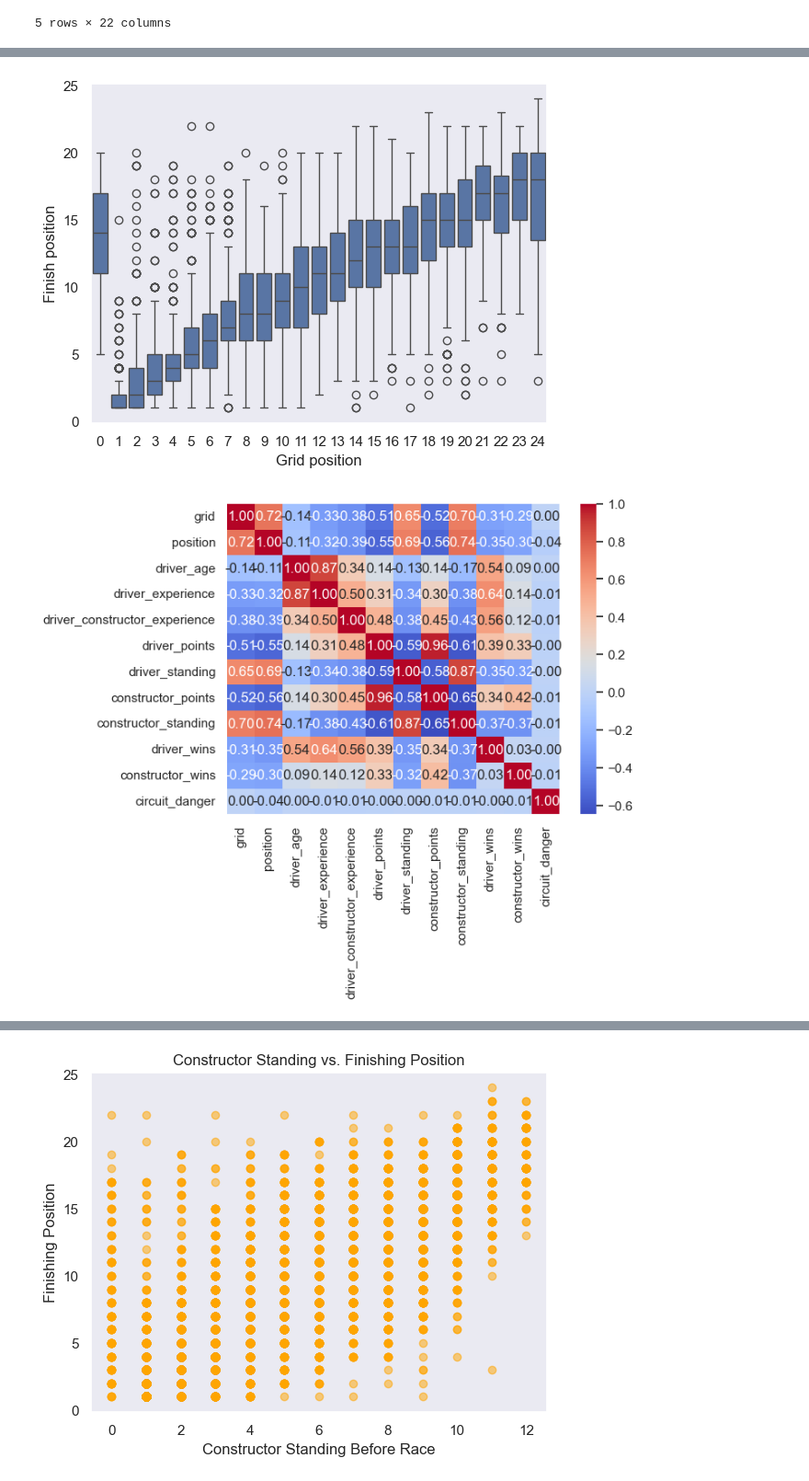
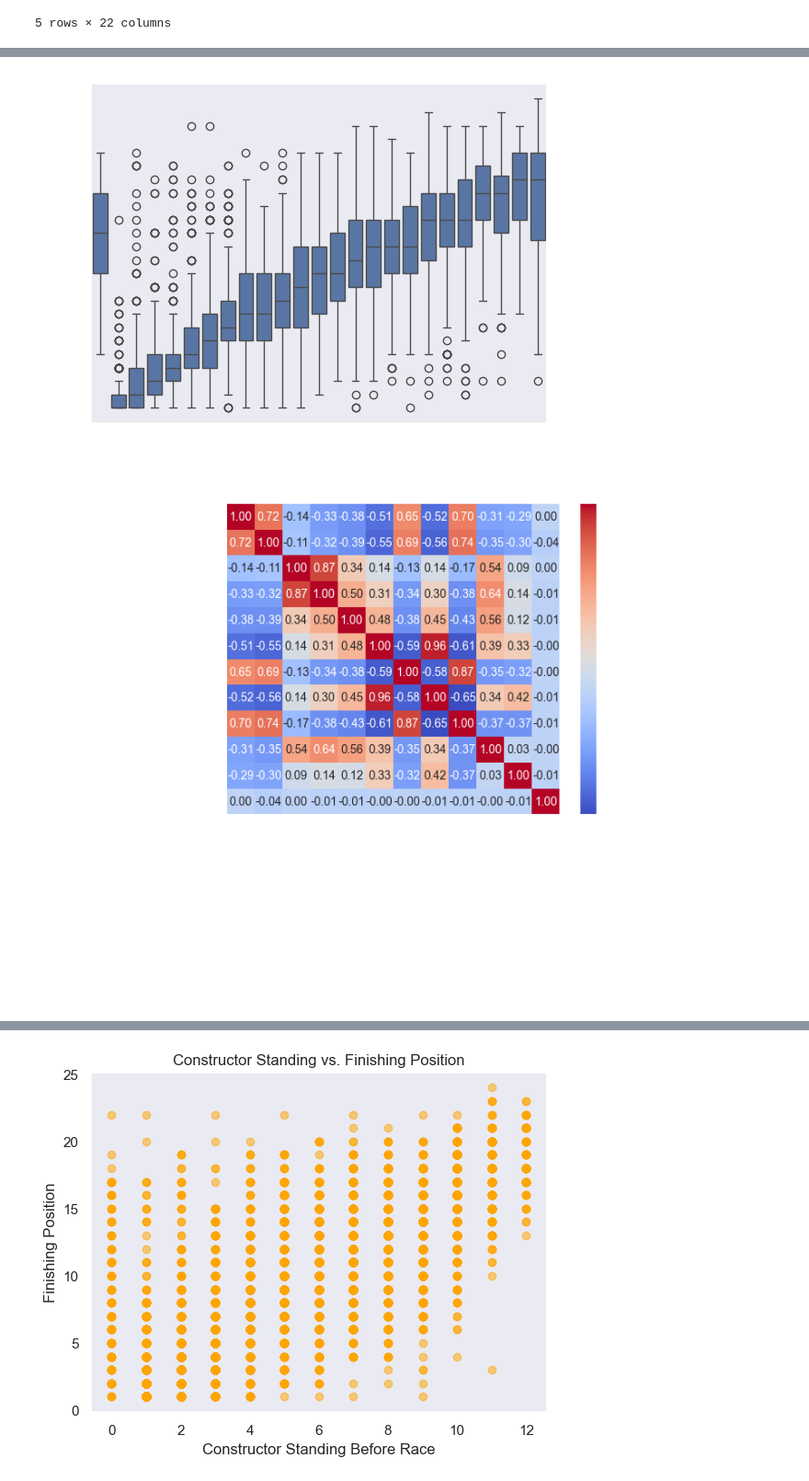
Before and after one commit to JuaniSimieli/F1-Predictions, a Jupyter notebook: EDA/EDA_Graphics.ipynb, the cells around one changed output, grey strips where cells are left out. Shown at 92% size. Cells and saved outputs as stored; diff of their text form; code cells hidden in the pictures.

```diff
--- a/EDA/EDA_Graphics.ipynb
+++ b/EDA/EDA_Graphics.ipynb
@@ -67,24 +69,34 @@ plt.close()
 # %%
-plt.xlabel('Grid position')
-plt.ylabel('Finish position')
+plt.xlabel('Grid position', color='white')
+plt.ylabel('Finish position', color='white')
+plt.tick_params(axis='x', colors='white')
+plt.tick_params(axis='y', colors='white')
 sns.boxplot(x='grid', y='position', data=df)
 plt.savefig('Images/grid-finish-boxplot.png', dpi=300, bbox_inches='tight')
 plt.show()
 plt.close()
 # %% [output]
-[figure, old version]
+[figure, new version]
 # %%
 heatmap_data = df[['grid', 'position', 'driver_age', 'driver_experience', 'driver_constructor_experience',
                    'driver_points', 'driver_standing', 'constructor_points', 'constructor_standing',
                    'driver_wins', 'constructor_wins', 'circuit_danger']]
 
 correlation_matrix = heatmap_data.corr()
-sns.heatmap(correlation_matrix, annot=True, cmap='coolwarm', fmt=".2f")
+heatmap = sns.heatmap(correlation_matrix, annot=True, cmap='coolwarm', fmt=".2f", annot_kws={"size": 10})
+plt.tick_params(axis='x', colors='white')
+plt.tick_params(axis='y', colors='white')
+
+colorbar = heatmap.collections[0].colorbar
+colorbar.ax.yaxis.set_tick_params(color='white')
+for text in colorbar.ax.get_yticklabels():
+    text.set_color('white')
+
 plt.savefig('Images/heatmap.png', dpi=300, bbox_inches='tight')
 plt.show()
 plt.close()
 # %% [output]
-[figure, old version]
+[figure, new version]
 # %%
 pole_wins = df[(df['grid'] == 1) & (df['position'] == 1)].shape[0]
 total_poles = df[df['grid'] == 1].shape[0]
```
Also changed, not shown: parts of 7 cells of this notebook, 8 other files.
